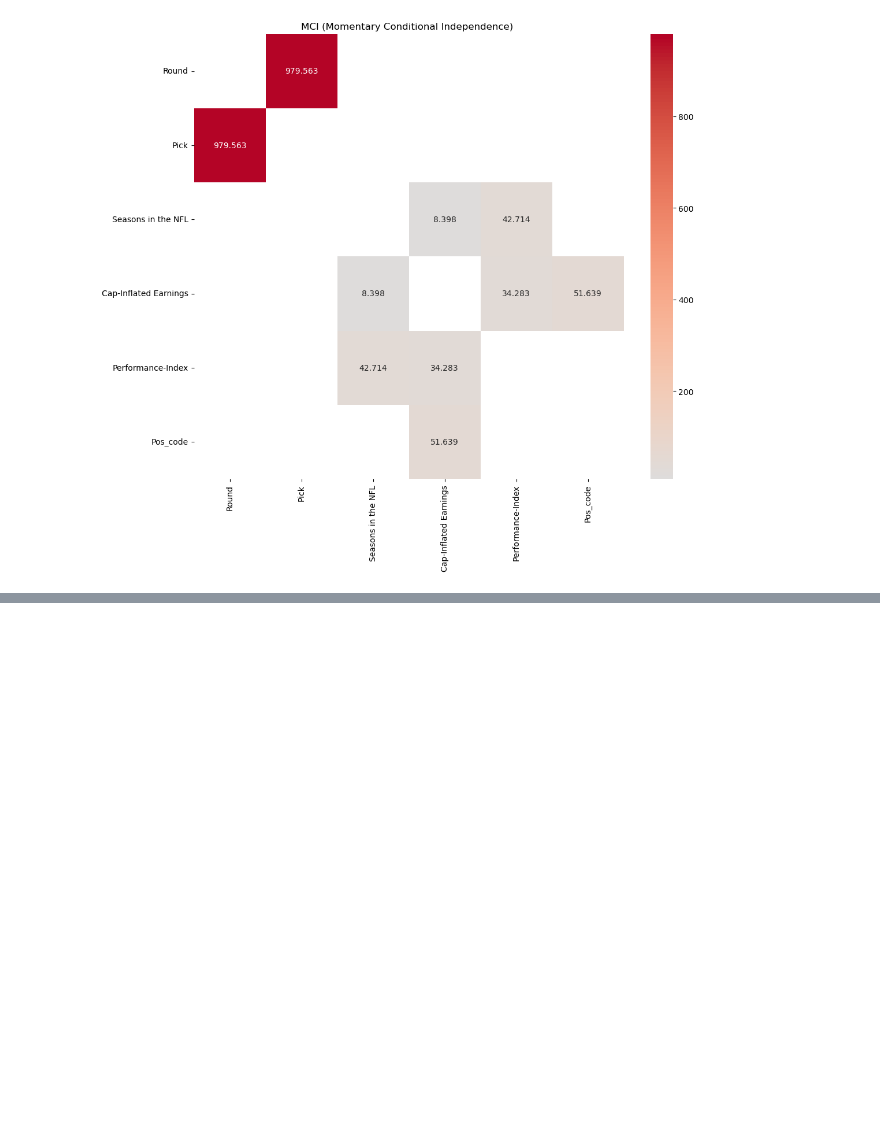
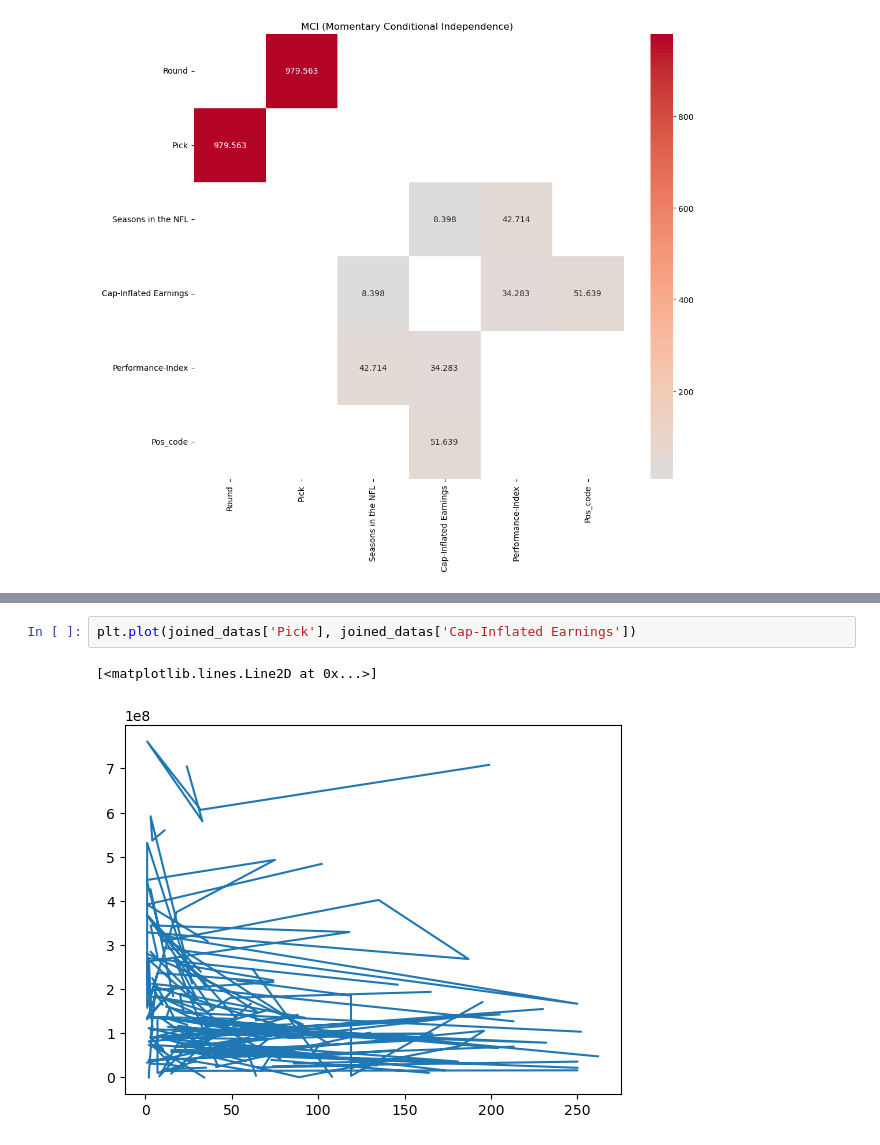
Before and after one commit to szmbalint/Causal_Inference_Project, a Jupyter notebook: Notebook/init_notebook.ipynb, the cells around one changed output, grey strips where cells are left out. Saved outputs shown, nothing was run; the diff lists cells and outputs as text; blank space fills up the shorter version.

```diff
--- a/Notebook/init_notebook.ipynb
+++ b/Notebook/init_notebook.ipynb
@@ -645,0 +758,5 @@ plt.show()
+# %%
+plt.plot(joined_datas['Pick'], joined_datas['Cap-Inflated Earnings'])
+# %% [output]
+[<matplotlib.lines.Line2D at 0x...>]
+[figure, added]
```
Also changed, not shown: parts of 3 cells of this notebook.
